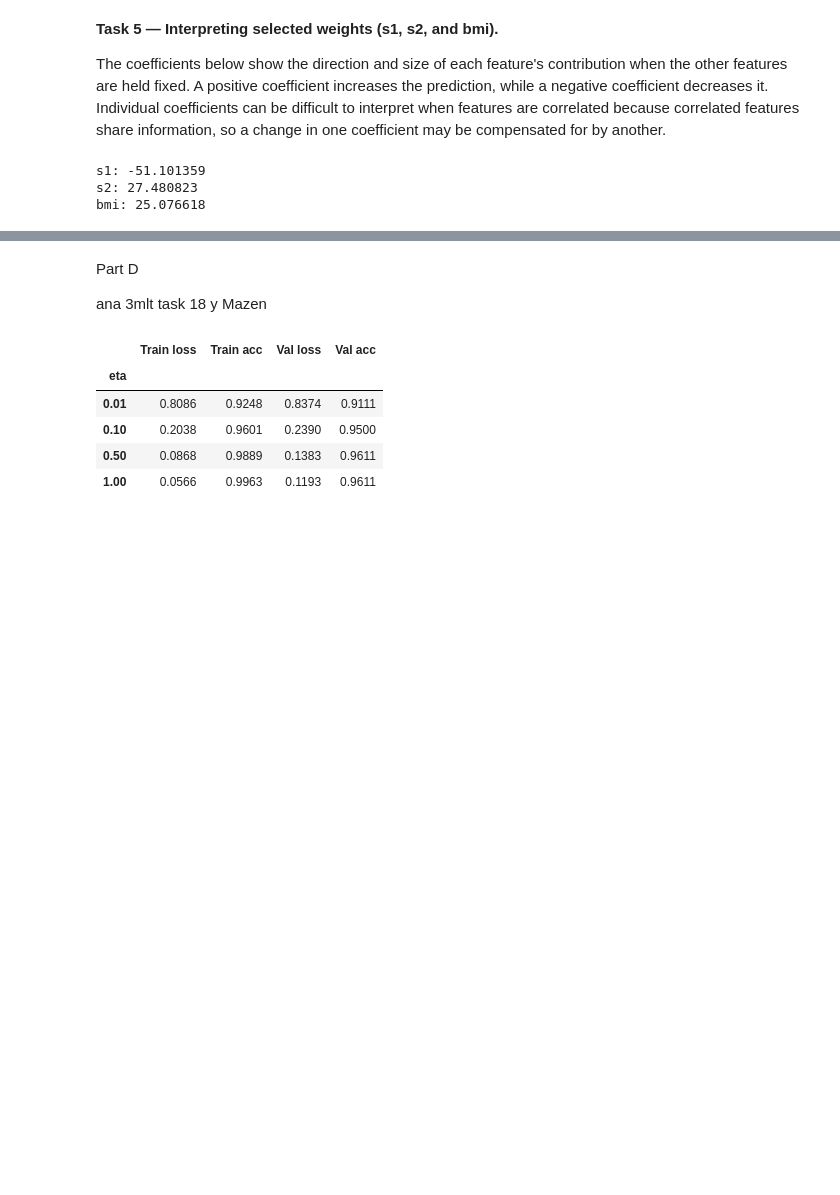
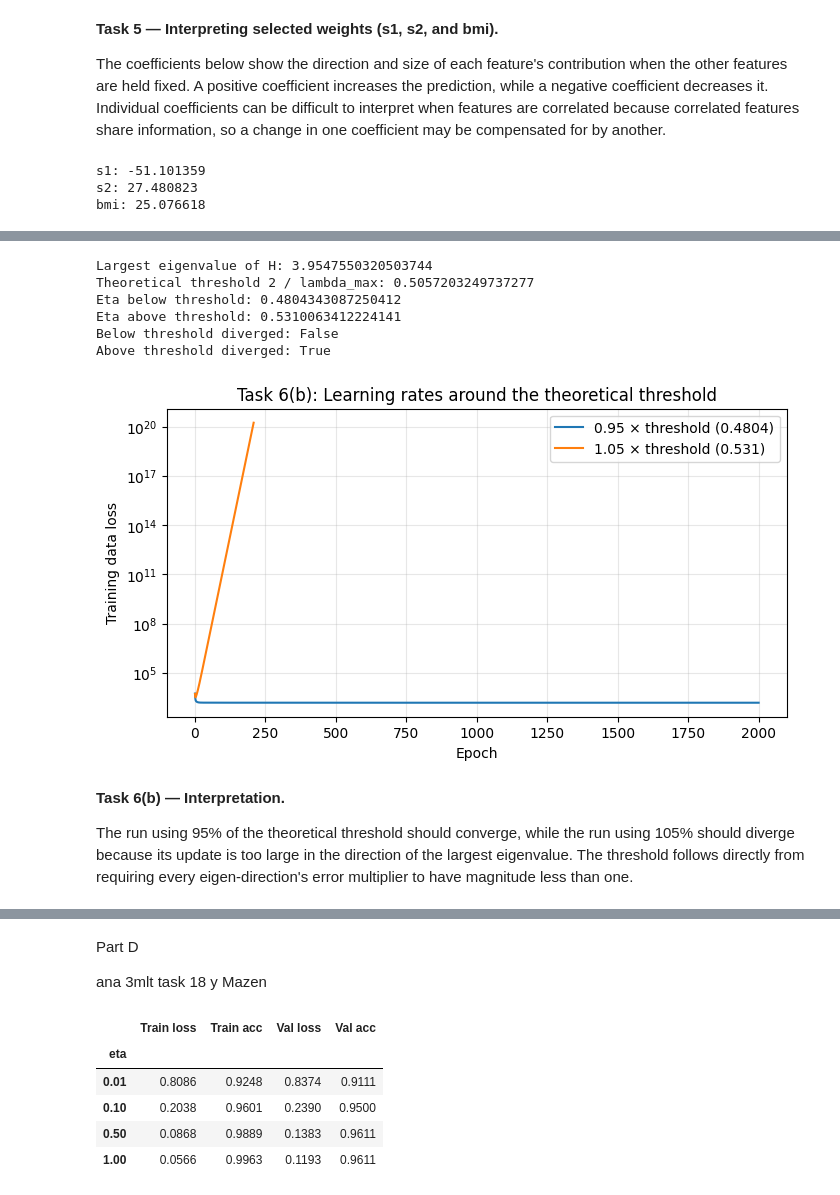
Before and after one commit to YaseenRamzyy/ML-Assignment-2, a Jupyter notebook: ML_Assignment_2.ipynb, the cells around one changed output, grey strips where cells are left out. Cells and saved outputs as stored; diff of their text form; code cells hidden in the pictures; blank space fills up the shorter version.

```diff
--- a/ML_Assignment_2.ipynb
+++ b/ML_Assignment_2.ipynb
@@ -558,0 +666,47 @@ bmi: 25.076618
+# %%
+H = (Xtr.T @ Xtr) / len(ytr)
+eigenvalues = np.linalg.eigvalsh(H)
+lambda_max = np.max(eigenvalues)
+eta_threshold = 2.0 / lambda_max
+
+eta_below = 0.95 * eta_threshold
+eta_above = 1.05 * eta_threshold
+
+w_below, loss_below, dist_below, div_below = batch_gradient_descent(
+    Xtr, ytr, eta_below, 2000, w_star
+)
+w_above, loss_above, dist_above, div_above = batch_gradient_descent(
+    Xtr, ytr, eta_above, 2000, w_star
+)
+
+print("Largest eigenvalue of H:", lambda_max)
+print("Theoretical threshold 2 / lambda_max:", eta_threshold)
+print("Eta below threshold:", eta_below)
+print("Eta above threshold:", eta_above)
+print("Below threshold diverged:", div_below)
+print("Above threshold diverged:", div_above)
+
+plt.figure(figsize=(8, 4))
+if len(loss_below):
+    plt.plot(loss_below, label=f"0.95 × threshold ({eta_below:.4g})")
+if len(loss_above):
+    plt.plot(loss_above, label=f"1.05 × threshold ({eta_above:.4g})")
+plt.yscale("log")
+plt.xlabel("Epoch")
+plt.ylabel("Training data loss")
+plt.title("Task 6(b): Learning rates around the theoretical threshold")
+plt.legend()
+plt.grid(True, alpha=0.3)
+plt.show()
+# %% [output]
+Largest eigenvalue of H: 3.9547550320503744
+Theoretical threshold 2 / lambda_max: 0.5057203249737277
+Eta below threshold: 0.4804343087250412
+Eta above threshold: 0.5310063412224141
+Below threshold diverged: False
+Above threshold diverged: True
+[figure, added]
+# %% [markdown]
+**Task 6(b) — Interpretation.**
+
+The run using 95% of the theoretical threshold should converge, while the run using 105% should diverge because its update is too large in the direction of the largest eigenvalue. The threshold follows directly from requiring every eigen-direction's error multiplier to have magnitude less than one.
```
Also changed, not shown: parts of 15 cells of this notebook.
